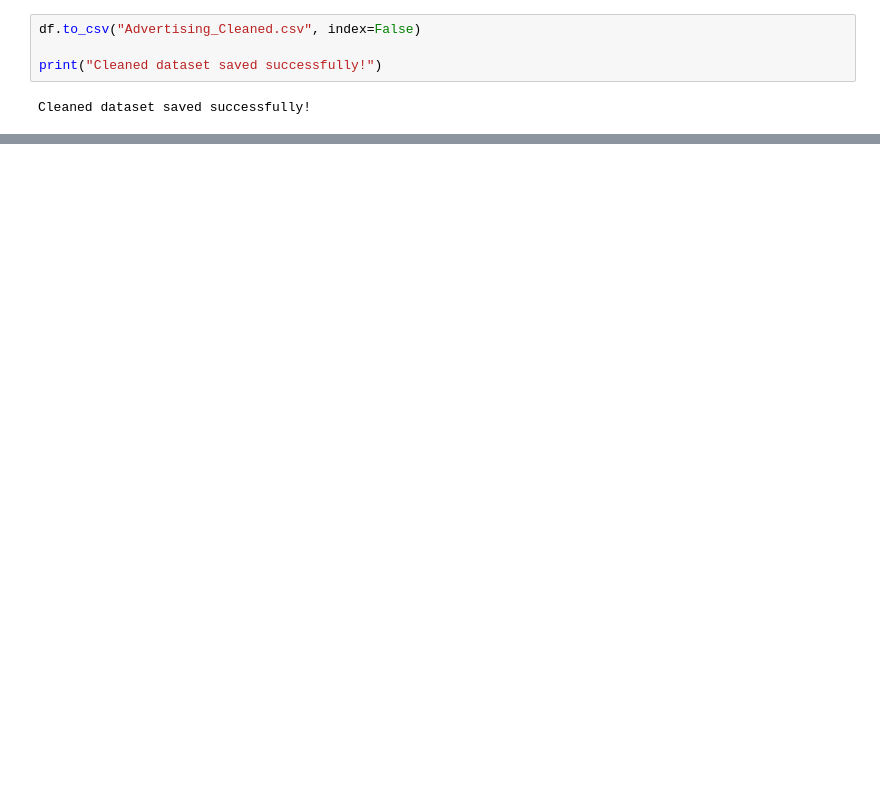
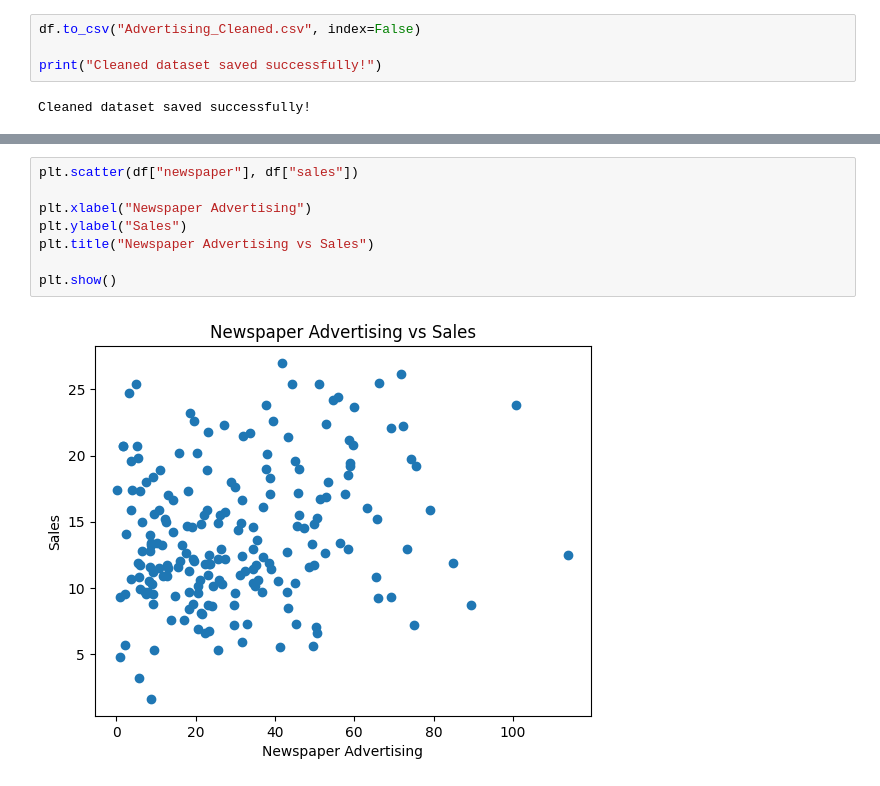
Before and after one commit to shreeshreeya69-crypto/simple-linear-regression-ybi, a Jupyter notebook: Simple_Linear_Regression_YBI.ipynb, the cells around one changed output, grey strips where cells are left out. Cells and saved outputs as stored; diff of their text form; blank space fills up the shorter version.

```diff
--- a/Simple_Linear_Regression_YBI.ipynb
+++ b/Simple_Linear_Regression_YBI.ipynb
@@ -349,0 +417,10 @@ Cleaned dataset saved successfully!
+# %%
+plt.scatter(df["newspaper"], df["sales"])
+
+plt.xlabel("Newspaper Advertising")
+plt.ylabel("Sales")
+plt.title("Newspaper Advertising vs Sales")
+
+plt.show()
+# %% [output]
+[figure, added]
```
Also changed, not shown: parts of 14 cells of this notebook.
